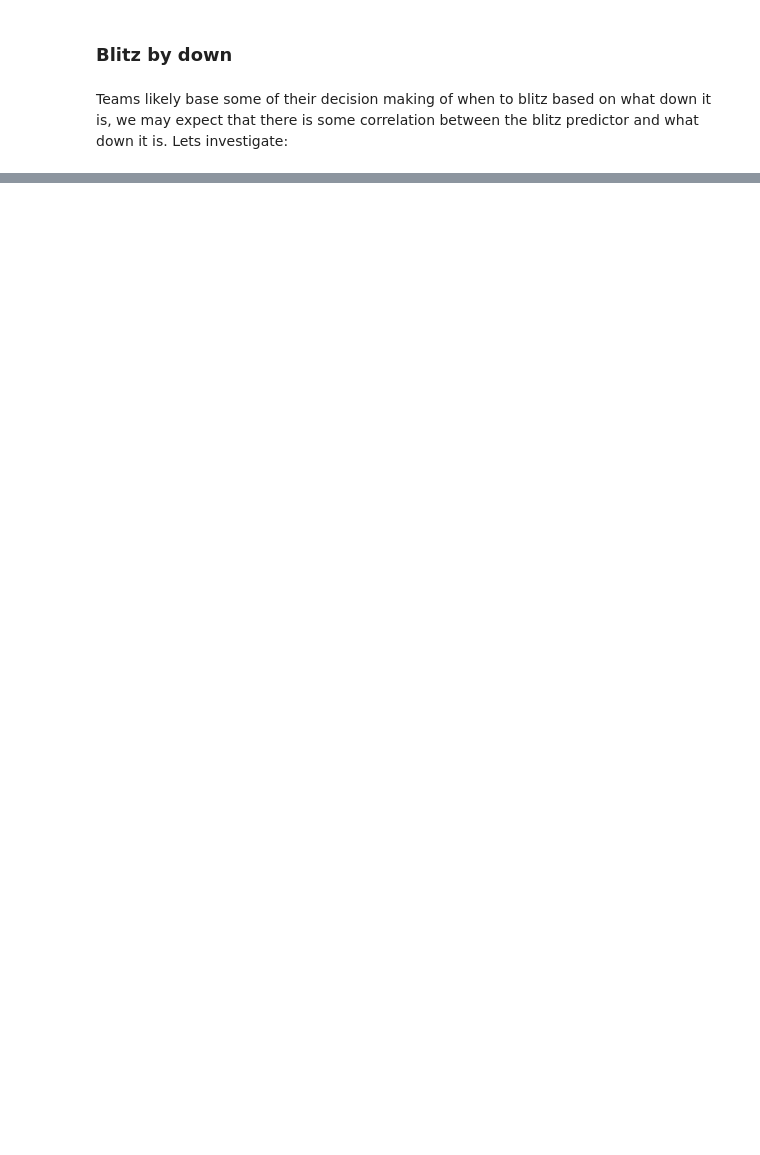
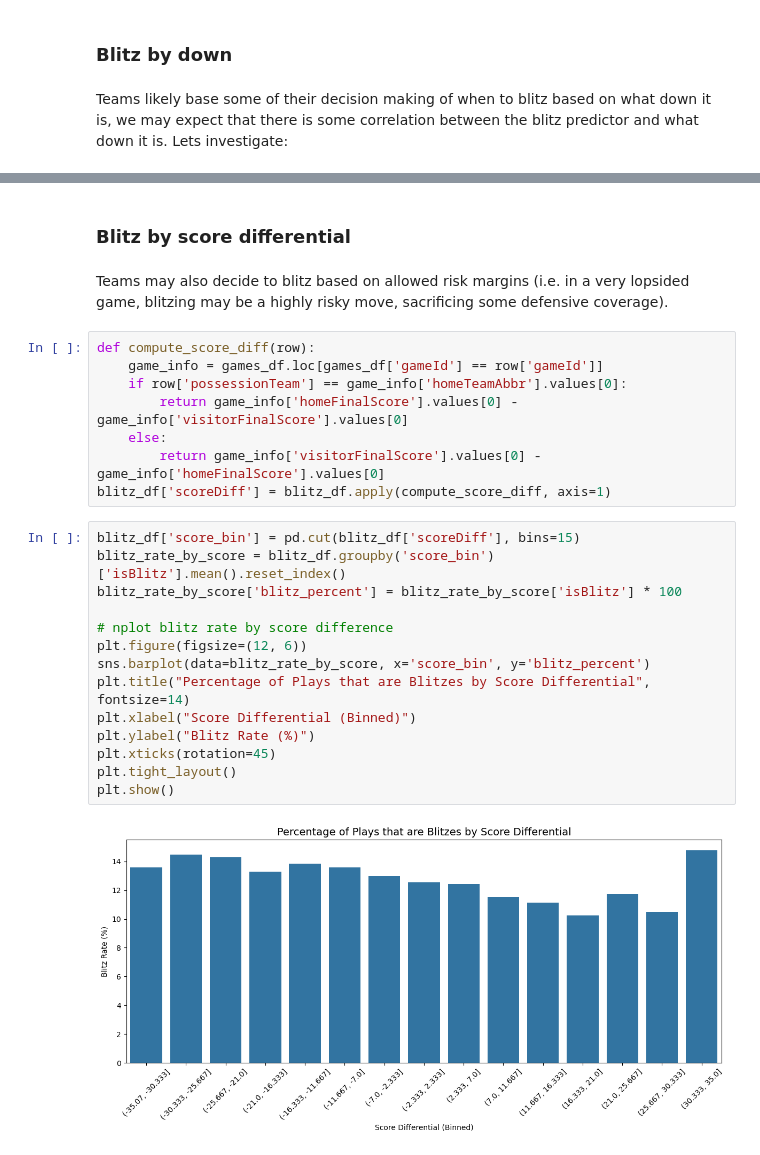
Before and after one commit to tgarity/blitzprediction, a Jupyter notebook: blitz_prediction.ipynb, the cells around one changed output, grey strips where cells are left out. Saved outputs shown, nothing was run; the diff lists cells and outputs as text; blank space fills up the shorter version.

```diff
--- a/blitz_prediction.ipynb
+++ b/blitz_prediction.ipynb
@@ -352,0 +389,28 @@ plt.show()
+# %% [markdown]
+### Blitz by score differential
+# %% [markdown]
+Teams may also decide to blitz based on allowed risk margins (i.e. in a very lopsided game, blitzing may be a highly risky move, sacrificing some defensive coverage).
+# %%
+def compute_score_diff(row):
+    game_info = games_df.loc[games_df['gameId'] == row['gameId']]
+    if row['possessionTeam'] == game_info['homeTeamAbbr'].values[0]:
+        return game_info['homeFinalScore'].values[0] - game_info['visitorFinalScore'].values[0]
+    else:
+        return game_info['visitorFinalScore'].values[0] - game_info['homeFinalScore'].values[0]
+blitz_df['scoreDiff'] = blitz_df.apply(compute_score_diff, axis=1)
+# %%
+blitz_df['score_bin'] = pd.cut(blitz_df['scoreDiff'], bins=15)
+blitz_rate_by_score = blitz_df.groupby('score_bin')['isBlitz'].mean().reset_index()
+blitz_rate_by_score['blitz_percent'] = blitz_rate_by_score['isBlitz'] * 100
+
+# nplot blitz rate by score difference
+plt.figure(figsize=(12, 6))
+sns.barplot(data=blitz_rate_by_score, x='score_bin', y='blitz_percent')
+plt.title("Percentage of Plays that are Blitzes by Score Differential", fontsize=14)
+plt.xlabel("Score Differential (Binned)")
+plt.ylabel("Blitz Rate (%)")
+plt.xticks(rotation=45)
+plt.tight_layout()
+plt.show()
+# %% [output]
+[figure, added]
```
Also changed, not shown: parts of 22 cells of this notebook, 1 other file.
